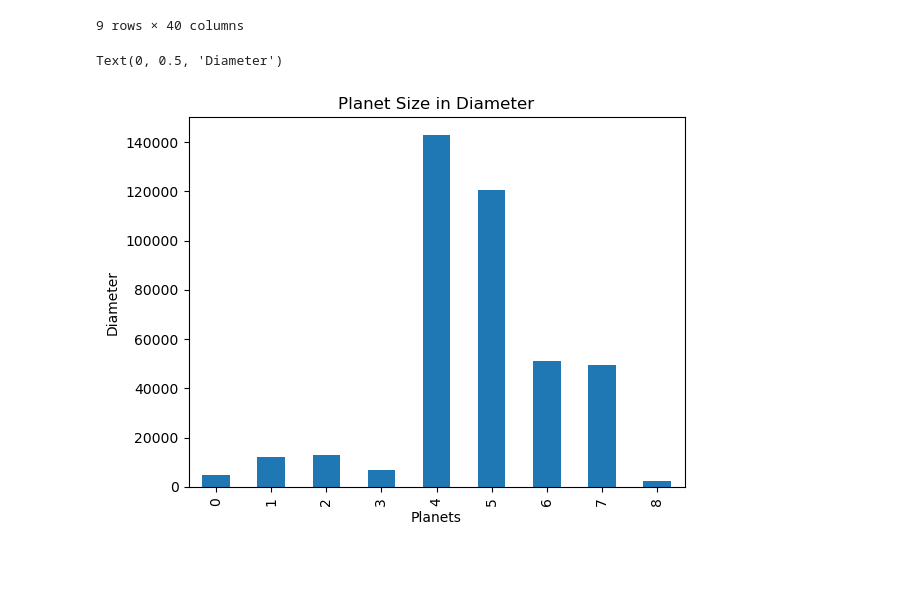
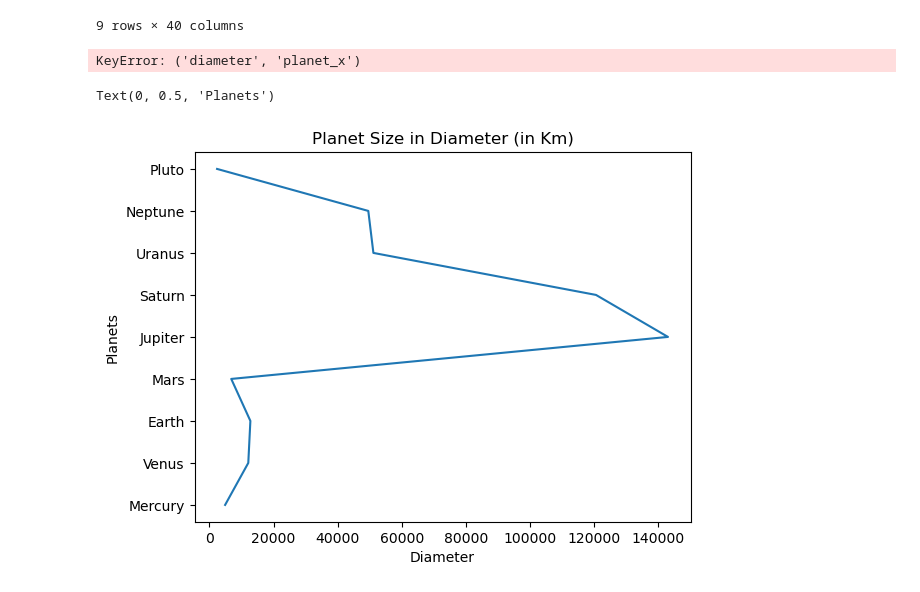
Before and after one commit to dspencer80/Solar_System, a Jupyter notebook: Solar System .ipynb, the cells around one changed output. Saved outputs shown, nothing was run; the diff lists cells and outputs as text; code cells hidden in the pictures; blank space fills up the shorter version.

Commit message:
Adding more charts

```diff
--- a/Solar System .ipynb
+++ b/Solar System .ipynb
@@ -110,10 +113,21 @@ planet_size.set_index('planet_x')
 | Pluto | 0.0146 | 2370 | 2095 | 0.7 | 1.3 | -153.3 | 153.3 | ... |
 9 rows × 40 columns
 # %%
-planet_size['diameter'].plot(kind = 'bar')
-plt.title("Planet Size in Diameter")
-plt.xlabel("Planets")
-plt.ylabel("Diameter")
+planet_size['diameter'], [.plot(kind = 'bar')
+#plt.bar(planet_size['diameter'], planet_size['planet_x'])
+plt.title('Planet Size in Diameter (in Km)')
+plt.ylabel('Diameter')
+plt.xlabel('Planets')
+#plt.legend()
+plt.show
 # %% [output]
-Text(0, 0.5, 'Diameter')
+KeyError: ('diameter', 'planet_x')
-[figure, removed]
+# %%
+#plt.plot(planet_size['diameter'])
+plt.plot(planet_size['diameter'], planet_size['planet_x'])
+plt.title('Planet Size in Diameter (in Km)')
+plt.xlabel('Diameter')
+plt.ylabel('Planets')
+# %% [output]
+Text(0, 0.5, 'Planets')
+[figure, added]
```
Also changed, not shown: parts of 4 cells of this notebook.
